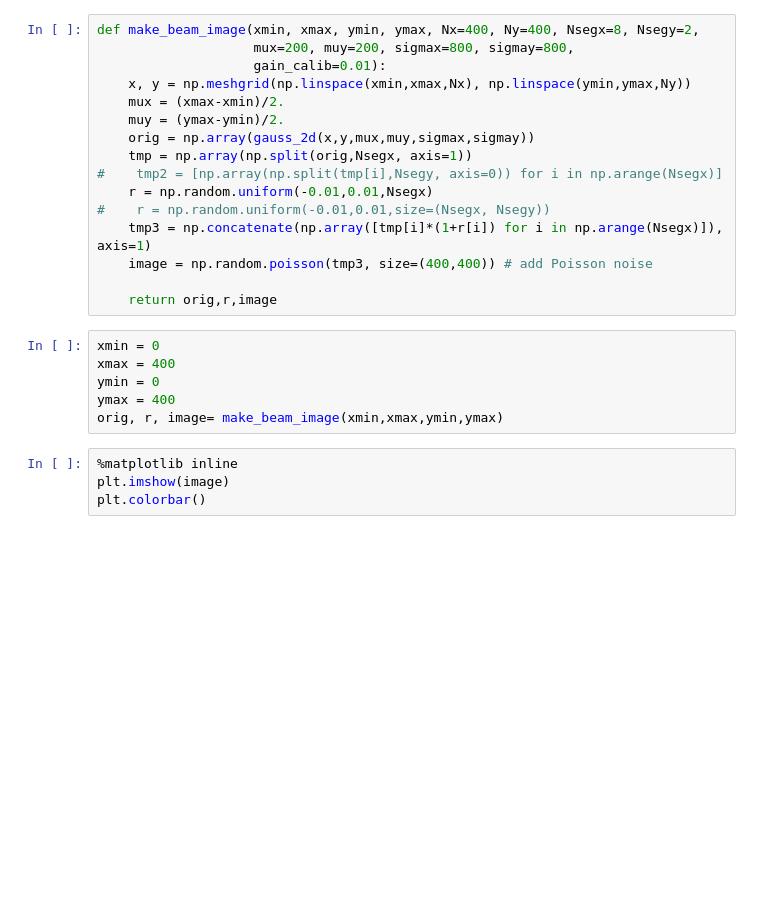
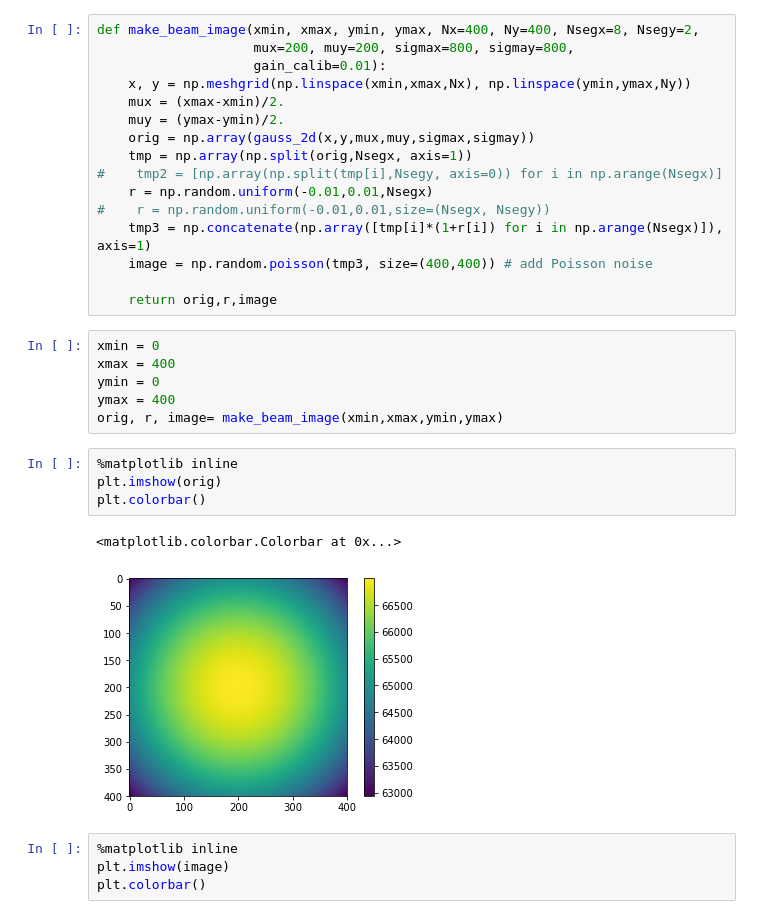
Before and after one commit to lsst-camera-dh/ccob-wb, a Jupyter notebook: sims/sim_w_gains.ipynb, the cells around one changed output. Drawn from its saved outputs; the diff is of its cells as text; blank space fills up the shorter version.

Commit message:
Raw beam image simple notebook

```diff
--- a/sims/sim_w_gains.ipynb
+++ b/sims/sim_w_gains.ipynb
@@ -26,6 +26,13 @@ xmax = 400
 ymin = 0
 ymax = 400
 orig, r, image= make_beam_image(xmin,xmax,ymin,ymax)
+# %%
+%matplotlib inline
+plt.imshow(orig)
+plt.colorbar()
+# %% [output]
+<matplotlib.colorbar.Colorbar at 0x...>
+[figure, added]
 # %%
 %matplotlib inline
 plt.imshow(image)
```
Also changed, not shown: 7 other files.
